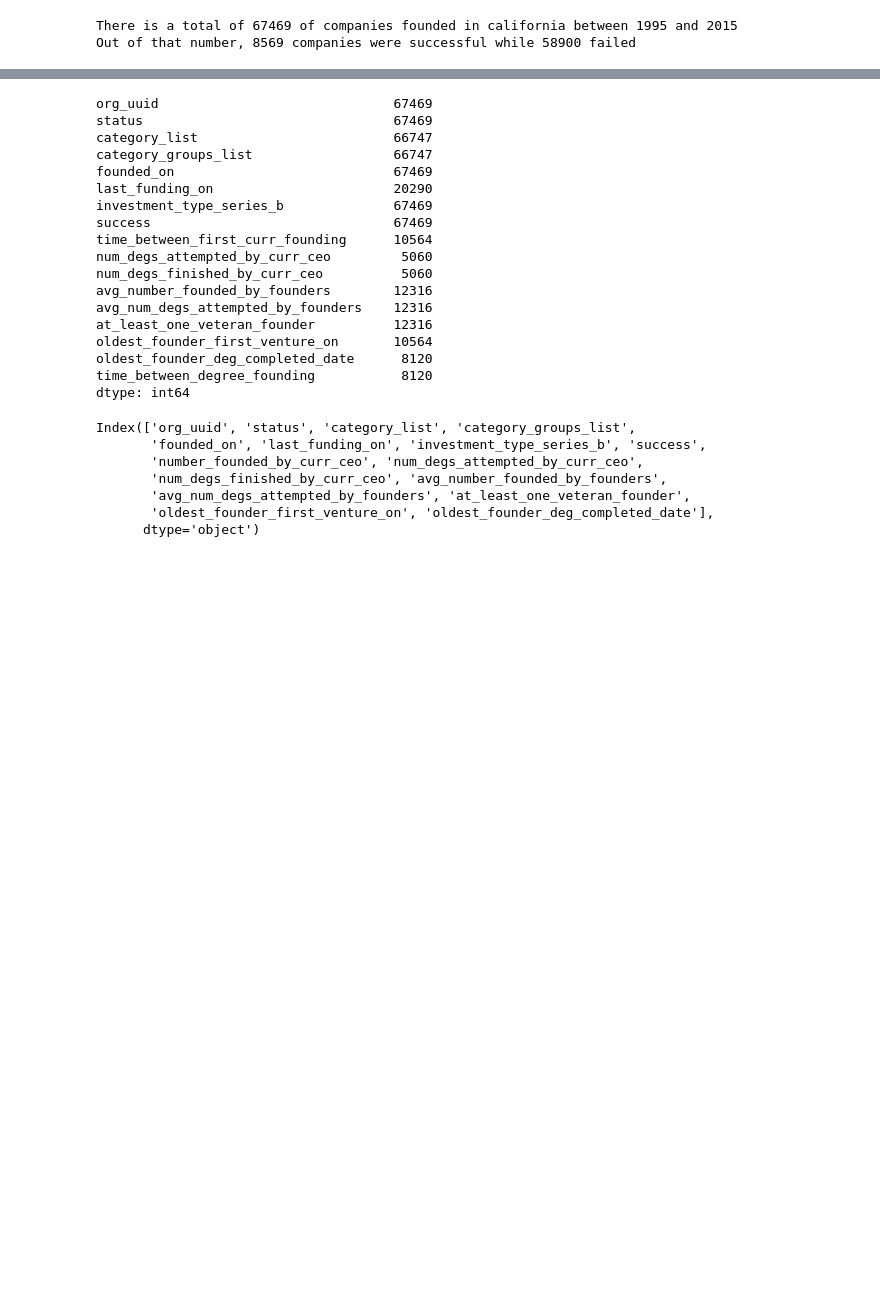
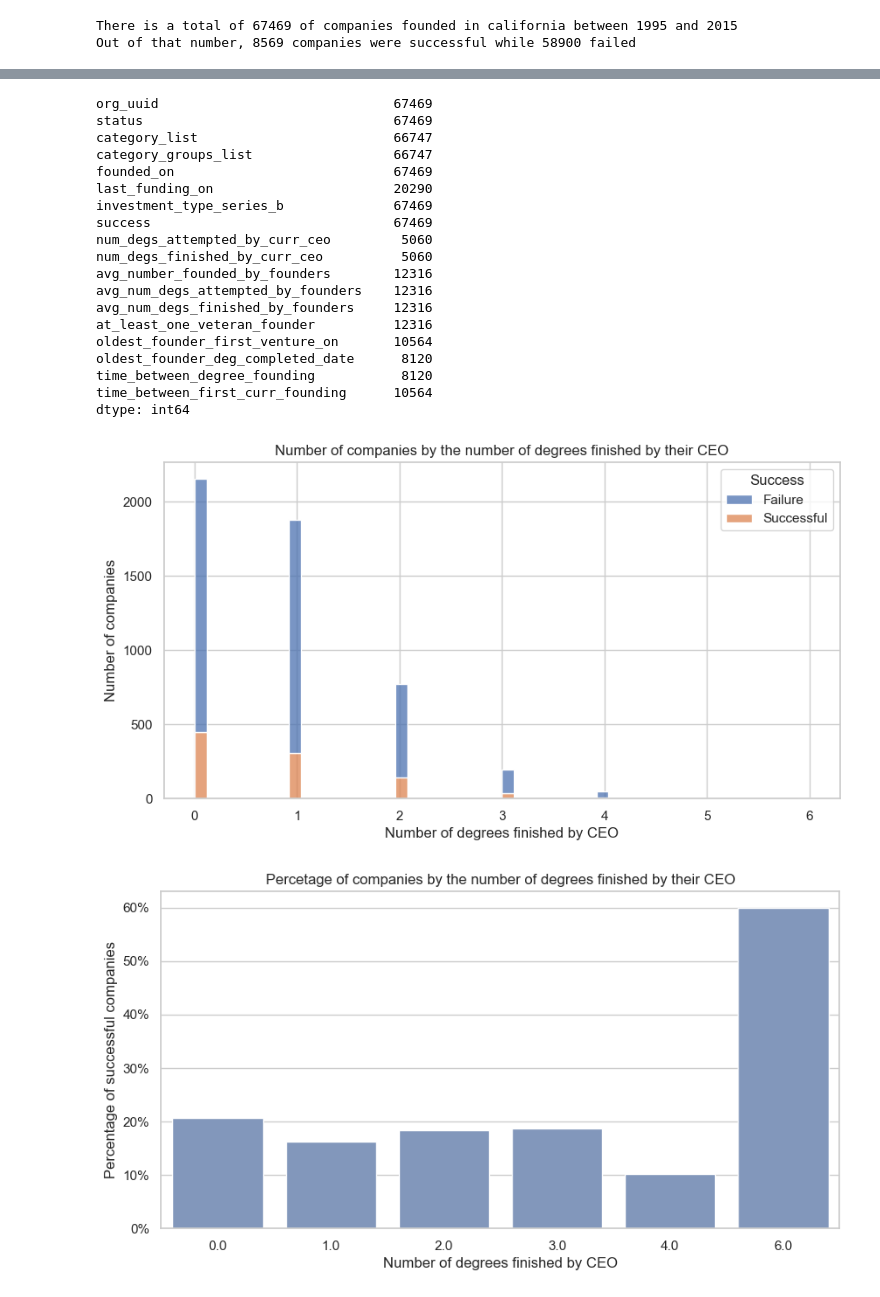
Before and after one commit to rodrigochaname/MachineLearning4VC, a Jupyter notebook: data_analysis.ipynb, the cells around one changed output, grey strips where cells are left out. Drawn from its saved outputs; the diff is of its cells as text; code cells hidden in the pictures; blank space fills up the shorter version.

```diff
--- a/data_analysis.ipynb
+++ b/data_analysis.ipynb
@@ -184,20 +177,29 @@ founders_df['first_deg_completed_date'] = pd.to_datetime(founders_df['first_deg_
 curr_ceo_df = people_df[people_df['is_current_ceo']]
 
 # Clean ceo information
-curr_ceo_df = curr_ceo_df.groupby(by=['org_uuid']).agg({'num_degs_attempted':'mean',
-                                                        'num_degs_finished':'mean'})\
+curr_ceo_df = curr_ceo_df.groupby(by=['org_uuid']).agg({'num_degs_attempted':'sum',
+                                                        'num_degs_finished':'sum'})\
                                     .reset_index()\
                                     .rename(columns={'num_degs_attempted':'num_degs_attempted_by_curr_ceo',
                                                      'num_degs_finished':'num_degs_finished_by_curr_ceo'})
 
 # Clean founders info
-founders_df = founders_df.groupby(by=['org_uuid']).agg({'number_founded':'mean',
+founders_df = founders_df.groupby(by=['org_uuid']).agg({'number_founded':'max',
                                                         'num_degs_attempted':'mean',
+                                                        'num_degs_finished':'mean',
                                                         'veteran_founder':'max',
                                                         'first_venture_on':'min',
                                                         'first_deg_completed_date':'min'})\
-                                                  .rename(columns={'number_founded':'avg_number_founded_by_founders',
+                                                  .rename(columns={'number_founded':'max_number_founded_by_one_founder',
                                                                    'num_degs_attempted':'avg_num_degs_attempted_by_founders',
+                                                                   'num_degs_finished':'avg_num_degs_finished_by_founders',
                                                                    'veteran_founder':'at_least_one_veteran_founder',
                                                                    'first_venture_on':'oldest_founder_first_venture_on',
                                                                    'first_deg_completed_date':'oldest_founder_deg_completed_date'})
+
+# Expand orgs_df and include new columns
+temp = orgs_df.merge(curr_ceo_df,how='left',on='org_uuid')
+full_orgs_df = temp.merge(founders_df,how='left',on='org_uuid')
+
+full_orgs_df['time_between_degree_founding'] = full_orgs_df['founded_on'] - full_orgs_df['oldest_founder_deg_completed_date']
+full_orgs_df['time_between_first_curr_founding'] = full_orgs_df['founded_on'] - full_orgs_df['oldest_founder_first_venture_on']
@@ -218,23 +214,53 @@ founded_on                            67469
 last_funding_on                       20290
 investment_type_series_b              67469
 success                               67469
-time_between_first_curr_founding      10564
 num_degs_attempted_by_curr_ceo         5060
 num_degs_finished_by_curr_ceo          5060
 avg_number_founded_by_founders        12316
 avg_num_degs_attempted_by_founders    12316
+avg_num_degs_finished_by_founders     12316
 at_least_one_veteran_founder          12316
 oldest_founder_first_venture_on       10564
 oldest_founder_deg_completed_date      8120
 time_between_degree_founding           8120
+time_between_first_curr_founding      10564
 dtype: int64
-# %%
-full_orgs_df.columns
-# %% [output]
-Index(['org_uuid', 'status', 'category_list', 'category_groups_list',
-       'founded_on', 'last_funding_on', 'investment_type_series_b', 'success',
-       'number_founded_by_curr_ceo', 'num_degs_attempted_by_curr_ceo',
-       'num_degs_finished_by_curr_ceo', 'avg_number_founded_by_founders',
-       'avg_num_degs_attempted_by_founders', 'at_least_one_veteran_founder',
-       'oldest_founder_first_venture_on', 'oldest_founder_deg_completed_date'],
-      dtype='object')
+# %%
+# Create histogram for companies by number of degrees finished by CEO
+to_plot = full_orgs_df
+to_plot['Success'] = to_plot['success'].map(lambda x: 'Successful' if x else 'Failure')
+
+fig, ax = plt.subplots(1,1, figsize=(10,5))
+
+sns.histplot(data=to_plot,x='num_degs_finished_by_curr_ceo',hue='Success',multiple='stack')
+
+ax.set_ylabel('Number of companies')
+ax.set_xlabel('Number of degrees finished by CEO')
+ax.set_title('Number of companies by the number of degrees finished by their CEO')
+
+plt.show()
+
+# Get proportions of success
+temp = to_plot[['Success','num_degs_finished_by_curr_ceo','org_uuid']]\
+              .groupby(by=['num_degs_finished_by_curr_ceo','Success']).count()
+
+totals = temp.groupby(level=0).sum().reset_index().rename(columns={'org_uuid':'count_total'})
+success = temp.loc[(slice(None),'Successful'),:].reset_index().rename(columns={'org_uuid':'count_succ'})
+to_plot_prop = success.merge(totals,how='inner',on='num_degs_finished_by_curr_ceo')
+to_plot_prop['proportion_success'] = to_plot_prop['count_succ'] / to_plot_prop['count_total']
+
+# relative histogram
+fig, ax = plt.subplots(1,1, figsize=(10,5))
+
+ax = sns.barplot(x="num_degs_finished_by_curr_ceo",y='proportion_success',data=to_plot_prop,color=blue)
+
+ax.set_yticklabels(['0%', '10%', '20%', '30%', '40%', '50%', '60%'])
+ax.set_ylabel('Percentage of successful companies')
+ax.set_xlabel('Number of degrees finished by CEO')
+ax.set_title('Percetage of companies by the number of degrees finished by their CEO')
+
+plt.show()
+# Save plot
+# %% [output]
+[figure, added]
+[figure, added]
```
Also changed, not shown: parts of 10 cells of this notebook.
